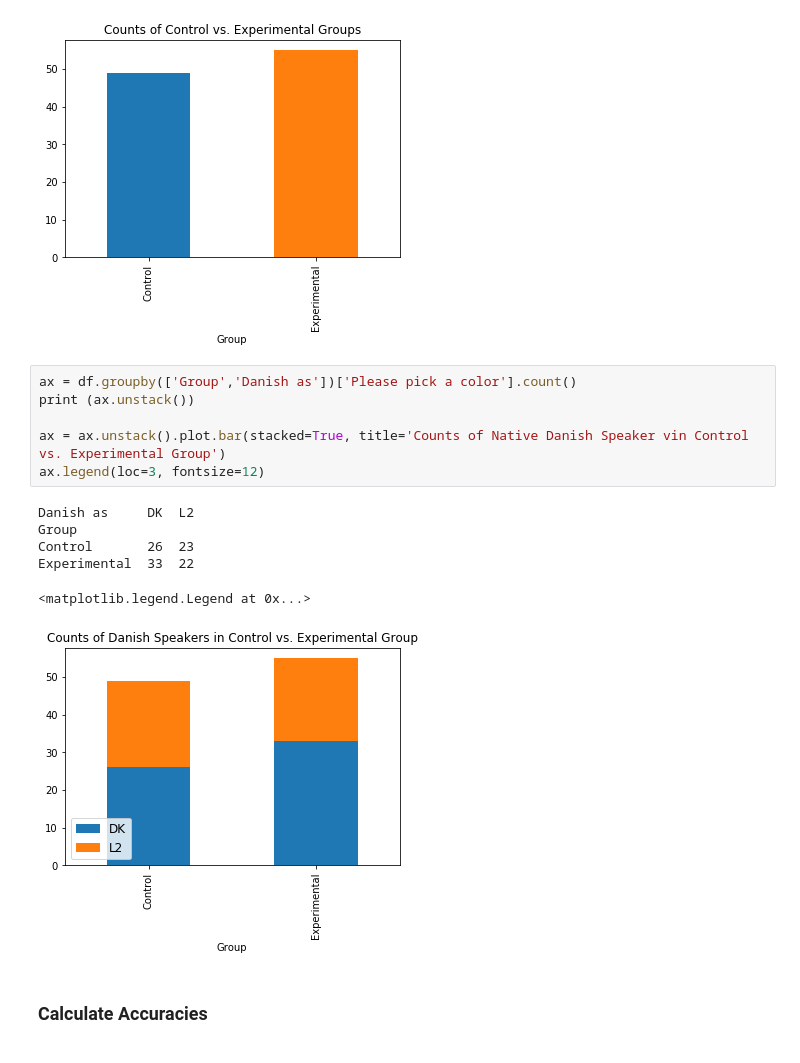
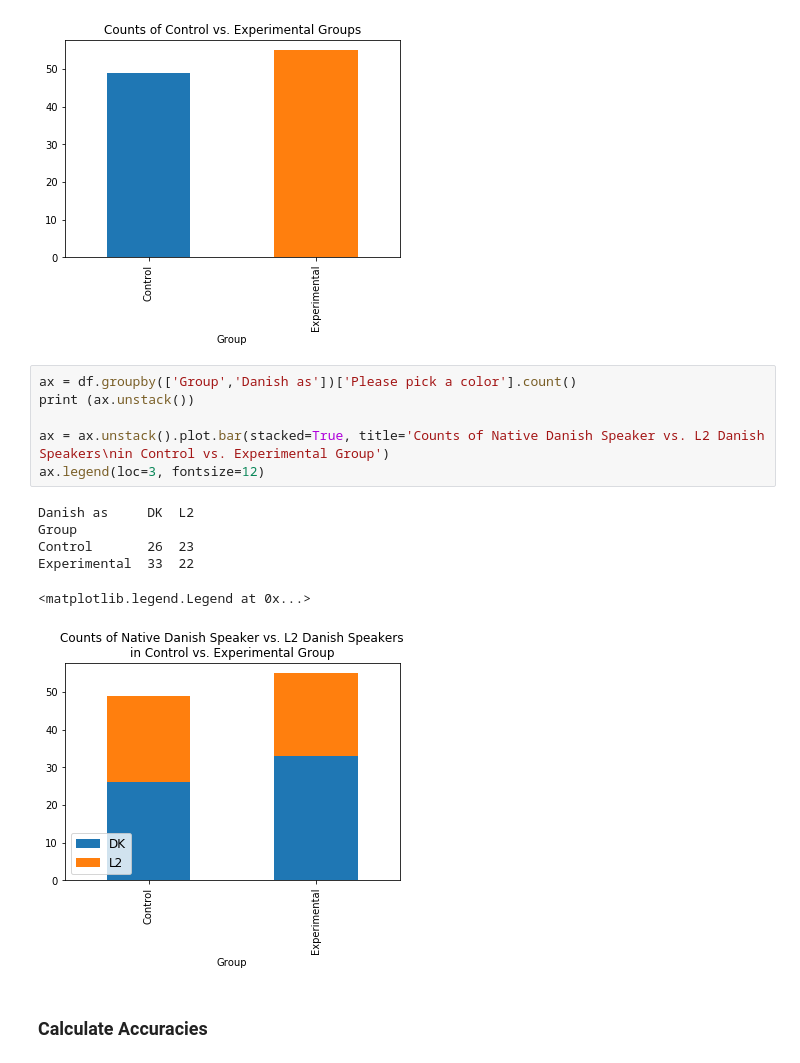
Before and after one commit to sallyi/cog-sci-2-exam, a Jupyter notebook: analyze_survey_results.ipynb, the cells around one changed output. Cells and saved outputs as stored; diff of their text form.

```diff
--- a/analyze_survey_results.ipynb
+++ b/analyze_survey_results.ipynb
@@ -192,16 +191,16 @@ Text(0.5, 1.0, 'Counts of Control vs. Experimental Groups')
 # %%
 ax = df.groupby(['Group','Danish as'])['Please pick a color'].count()
 print (ax.unstack())
 
-ax = ax.unstack().plot.bar(stacked=True, title='Counts of Native Danish Speaker vin Control vs. Experimental Group')
+ax = ax.unstack().plot.bar(stacked=True, title='Counts of Native Danish Speaker vs. L2 Danish Speakers\nin Control vs. Experimental Group')
 ax.legend(loc=3, fontsize=12)
 # %% [output]
 Danish as     DK  L2
 Group
 Control       26  23
 Experimental  33  22
 <matplotlib.legend.Legend at 0x...>
-[figure, old version]
+[figure, new version]
 # %% [markdown]
 ### Calculate Accuracies
 # %%
```
Also changed, not shown: parts of 8 cells of this notebook.
